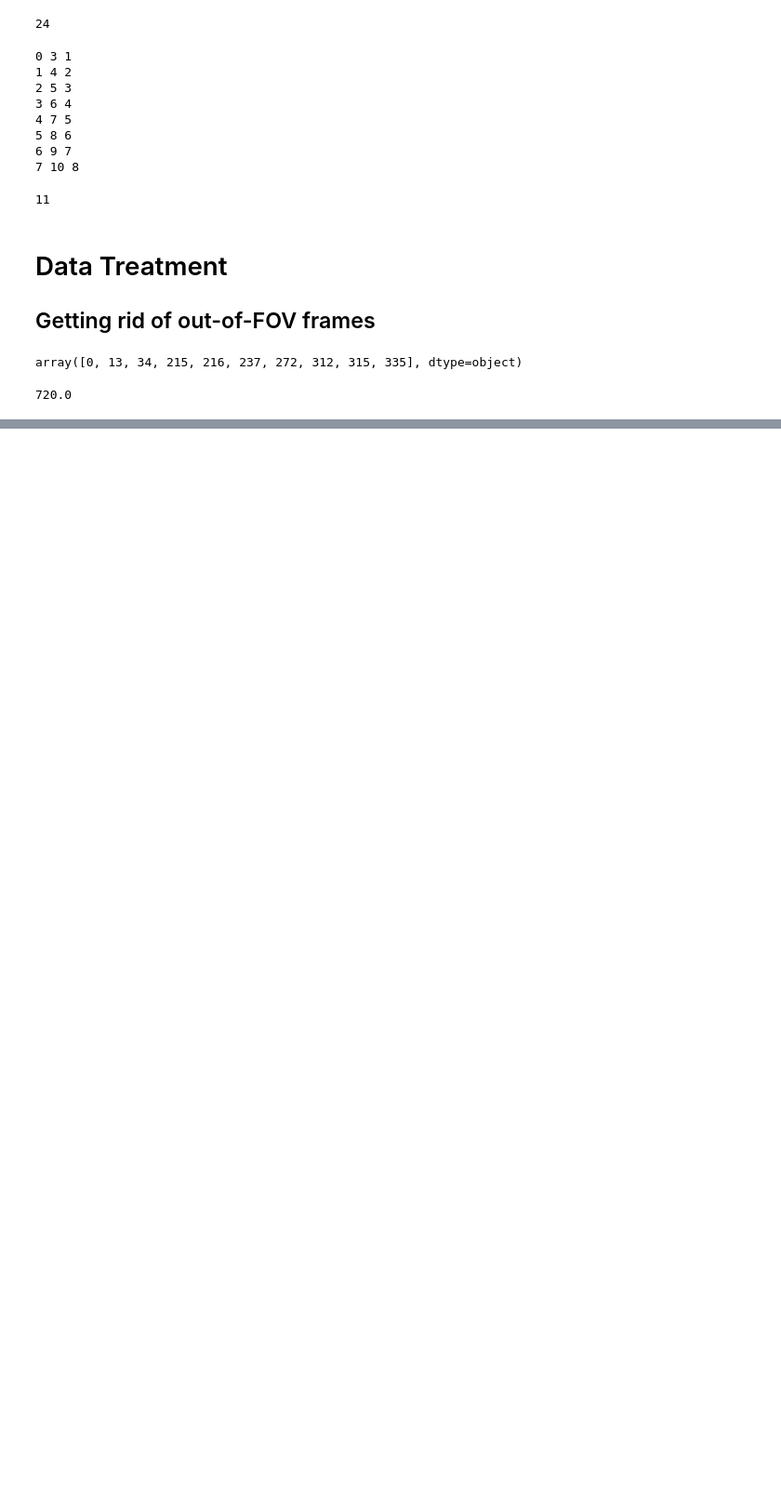
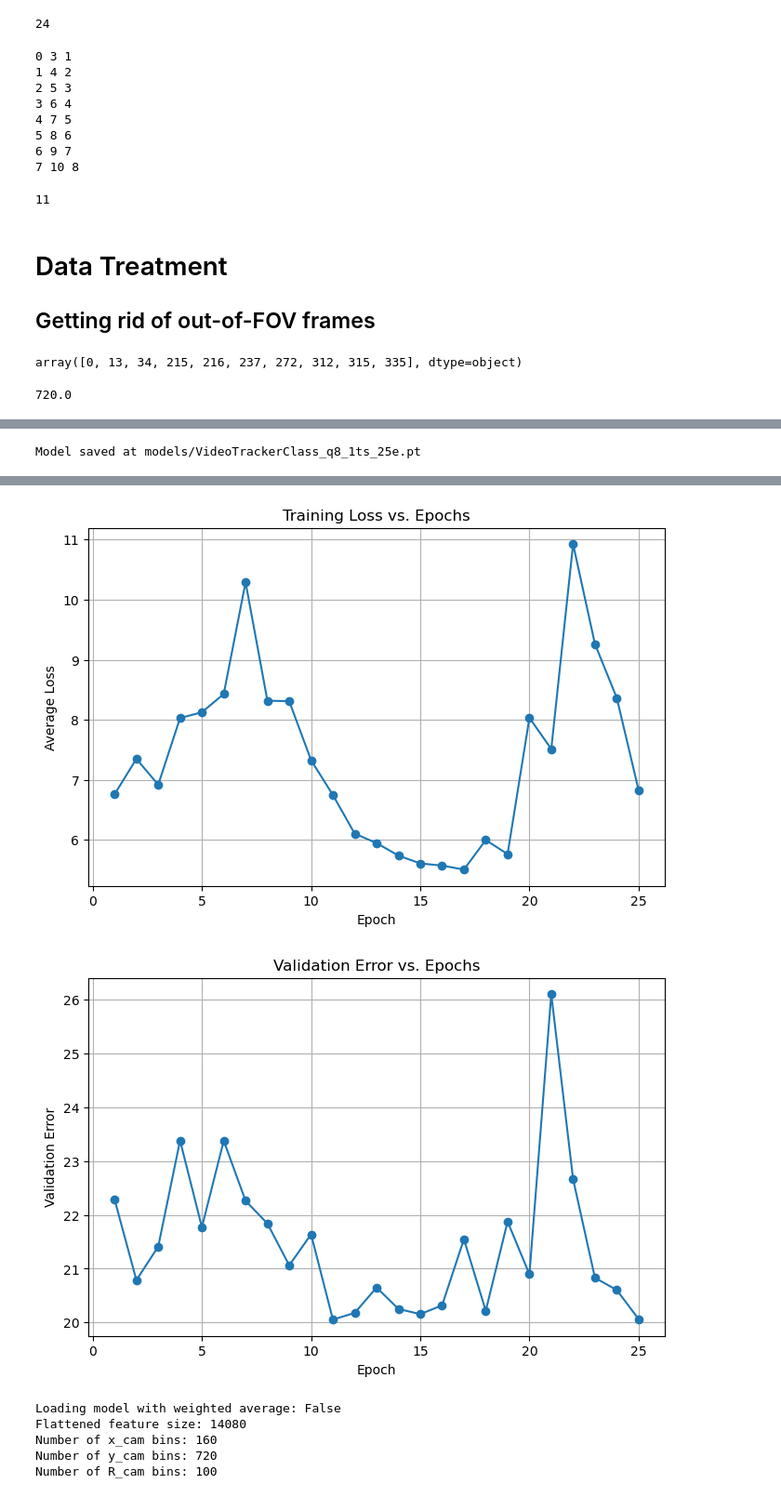
Before and after one commit to MarioRealEn/GoalieSNN, a Jupyter notebook: 3DTracker.ipynb, the cells around one changed output, grey strips where cells are left out. Shown at 93% size. Cells and saved outputs as stored; diff of their text form; code cells hidden in the pictures; blank space fills up the shorter version.

```diff
--- a/3DTracker.ipynb
+++ b/3DTracker.ipynb
@@ -726,0 +827,18 @@ min tensor(0.)
+# %%
+
+dataset_path = 'dataset_python_sim'
+accumulation_time = 10 # ms
+quantization = 4
+batch_size = 4
+new_positions_csv = f'dataset_python_sim/positions_in_fov_{accumulation_time}ms.csv'
+trainset_in = dt.Tracking3DVideoDataset(dataset_path, accumulation_time, positions_csv=new_positions_csv, quantization = quantization, split='train')
+testset_in = dt.Tracking3DVideoDataset(dataset_path, accumulation_time, positions_csv=new_positions_csv, quantization = quantization, split='test')
+validationset_in = dt.Tracking3DVideoDataset(dataset_path, accumulation_time, positions_csv=new_positions_csv, quantization = quantization, split='val')
+trainloader_in = DataLoader(trainset_in, batch_size=batch_size, shuffle=True, num_workers=0, collate_fn=trainset_in.collate_fn)
+testloader_in = DataLoader(testset_in, batch_size=batch_size, shuffle=False, num_workers=0, collate_fn=testset_in.collate_fn)
+valid_loader_in = DataLoader(validationset_in, batch_size=batch_size, shuffle=False, num_workers=0, collate_fn=validationset_in.collate_fn)
+
+model = network.SCNNVideoClassification(trainset_in, weighted_avg=False).to(device)
+optimizer = optim.Adam(model.parameters(), lr=0.001)
+loss_function = network.classification_loss
+model.start_training(testloader_in, optimizer, device, loss_function=loss_function, validationloader=valid_loader_in, num_steps=1, num_epochs=50, save = [30,50], chunk_size = 10) # I AM TRAINING ON THE TESTLOADER FOR FASTER TRAINING
@@ -726,0 +849,4 @@ min tensor(0.)
+# %%
+# loss_function = network.pinn_loss
+# model.weighted_avg = True
+model.start_training(testloader_in, optimizer, device, loss_function=loss_function, validationloader=valid_loader_in, num_steps=1, num_epochs=50) # I AM TRAINING ON THE TESTLOADER FOR FASTER TRAINING
@@ -726,0 +872,3 @@ min tensor(0.)
+# %%
+network.load_model('models/VideoTrackerClass_q8_1ts_25e.pt', network.SCNNVideoClassification, trainset, device)
+model.evaluate(valid_loader_in, device, num_steps=10, print_results=True)
@@ -726,0 +885,10 @@ min tensor(0.)
+# %%
+loss_function = network.pinn_loss
+model.start_training(testloader_in, optimizer, device, loss_function=loss_function, validationloader=valid_loader_in, num_steps=1, num_epochs=25) # I AM TRAINING ON THE TESTLOADER FOR FASTER TRAINING
+# %%
+network.save_model(model)
+# %% [output]
+Model saved at models/VideoTrackerClass_q8_1ts_25e.pt
+# %%
+model.start_training(testloader, optimizer, device, loss_function=loss_function, validationloader=valid_loader, num_steps=10, num_epochs=25) # I AM TRAINING ON THE TESTLOADER FOR FASTER TRAINING
+# %% [output]
@@ -726,0 +912,10 @@ min tensor(0.)
+[figure, added]
+[figure, added]
+# %%
+model = network.load_model('models/VideoTrackerClass_q8_1ts_25e.pt', network.SCNN_Video_Tracker_Class, trainset, device)
+# %% [output]
+Loading model with weighted average: False
+Flattened feature size: 14080
+Number of x_cam bins: 160
+Number of y_cam bins: 720
+Number of R_cam bins: 100
```
Also changed, not shown: parts of 39 cells of this notebook, 20 other files.
